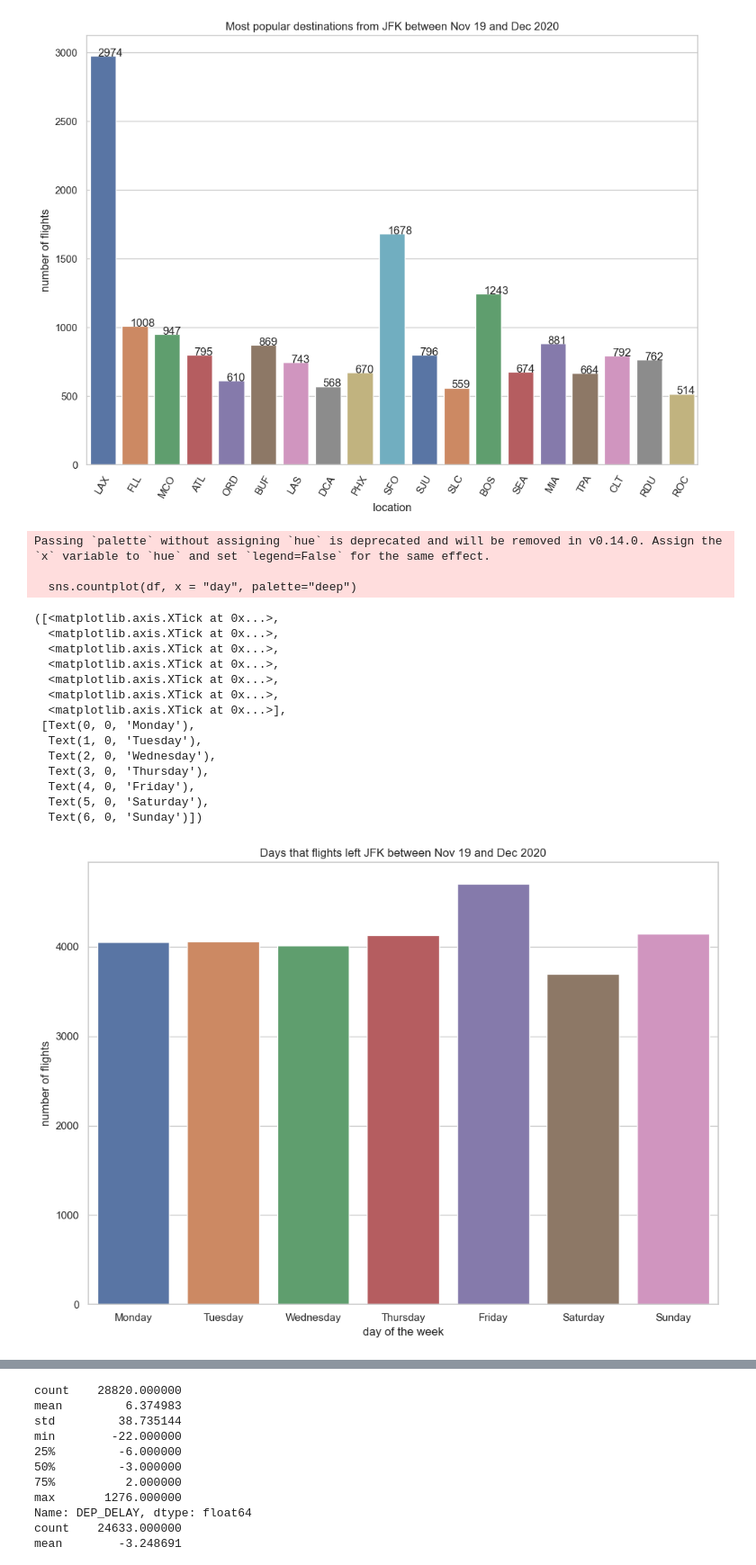
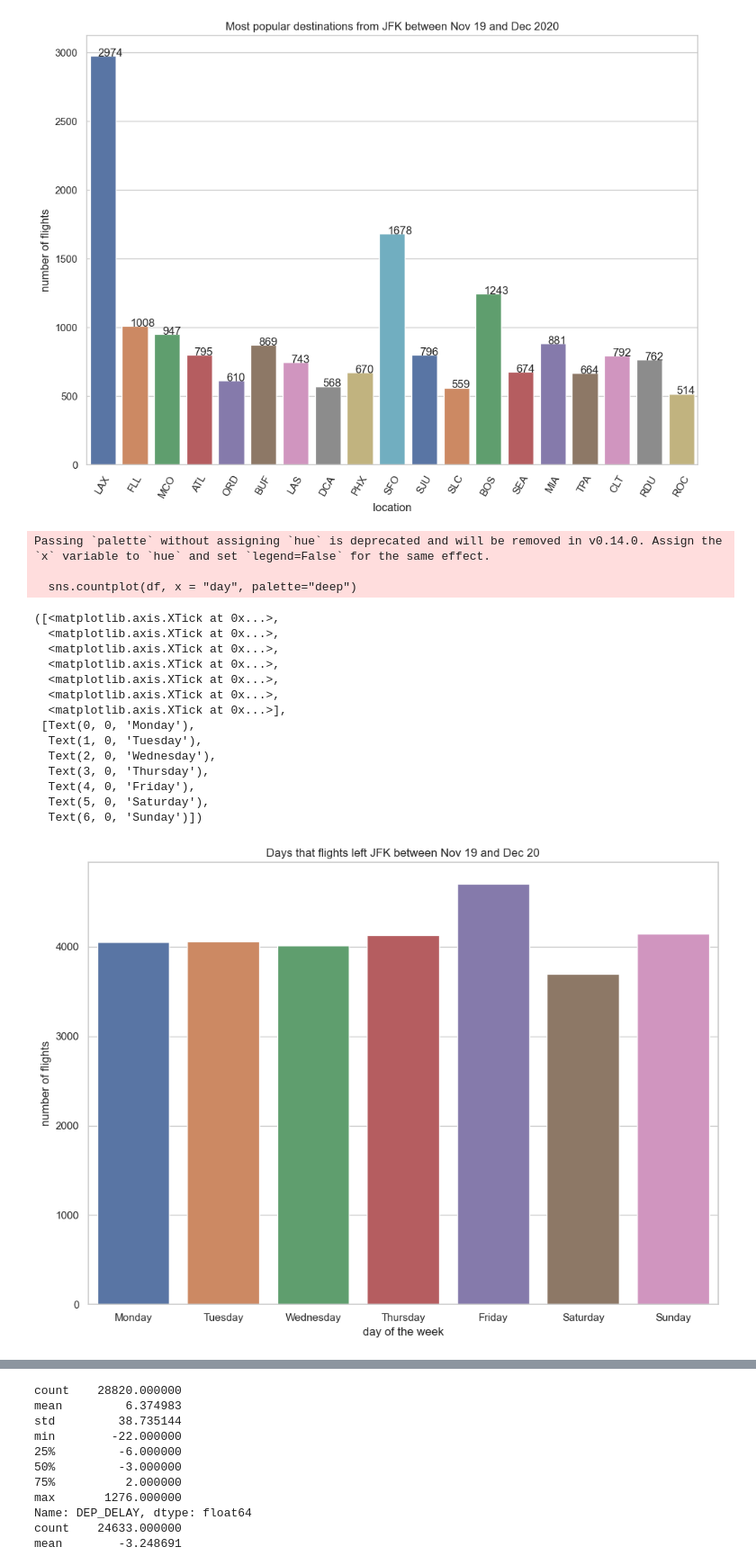
Before and after one commit to rulawrence/TDARuby, a Jupyter notebook: flights.ipynb, the cells around one changed output, grey strips where cells are left out. Shown: that part at 90% size. Cells and saved outputs as stored; diff of their text form; code cells hidden in the pictures.

```diff
--- a/flights.ipynb
+++ b/flights.ipynb
@@ -71,7 +71,7 @@ Passing `palette` without assigning `hue` is deprecated and will be removed in v
 # %%
 ### the days the flights leave
 
-# changing numbers to days of the week
+# preparing to change numbers to days of the week
 days = ["Monday", "Tuesday", "Wednesday", "Thursday", "Friday", "Saturday", "Sunday"]
 
 def day(input):
@@ -83,32 +83,32 @@ df["day"] = df["DAY_OF_WEEK"].apply(day)
 # checking how many flying on each day
 df["day"].value_counts()
 
 # ordering the df by day of the week zone so that the values are over the correct xticks
 df["day"] = pd.CategoricalIndex(df["day"], ordered=True, categories=days)
 
 # creating a bar chart -- ZONE
 x_axis = np.arange(len(days))
 sns.countplot(df, x = "day", palette="deep")
-plt.title("Days that flights left JFK between Nov 19 and Dec 2020")
+plt.title("Days that flights left JFK between Nov 19 and Dec 20")
 plt.xlabel("day of the week")
 plt.ylabel("number of flights")
 plt.xticks(x_axis, days)
 # %% [output]
 Passing `palette` without assigning `hue` is deprecated and will be removed in v0.14.0. Assign the `x` variable to `hue` and set `legend=False` for the same effect.
 
   sns.countplot(df, x = "day", palette="deep")
 ([<matplotlib.axis.XTick at 0x...>,
   <matplotlib.axis.XTick at 0x...>,
   <matplotlib.axis.XTick at 0x...>,
   <matplotlib.axis.XTick at 0x...>,
   <matplotlib.axis.XTick at 0x...>,
   <matplotlib.axis.XTick at 0x...>,
   <matplotlib.axis.XTick at 0x...>],
  [Text(0, 0, 'Monday'),
   Text(1, 0, 'Tuesday'),
   Text(2, 0, 'Wednesday'),
   Text(3, 0, 'Thursday'),
   Text(4, 0, 'Friday'),
   Text(5, 0, 'Saturday'),
   Text(6, 0, 'Sunday')])
-[figure, old version]
+[figure, new version]
```
Also changed, not shown: parts of 8 cells of this notebook, 6 other files.
